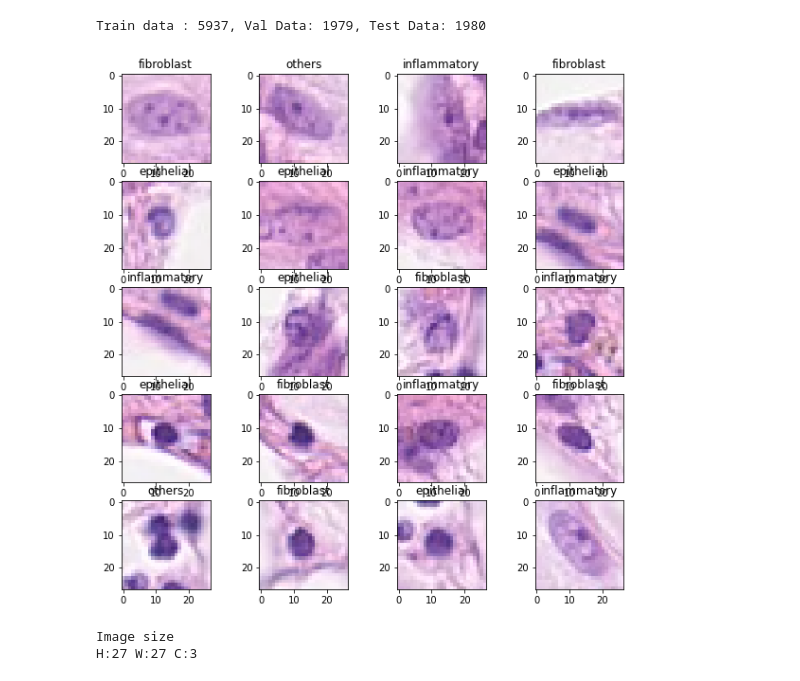
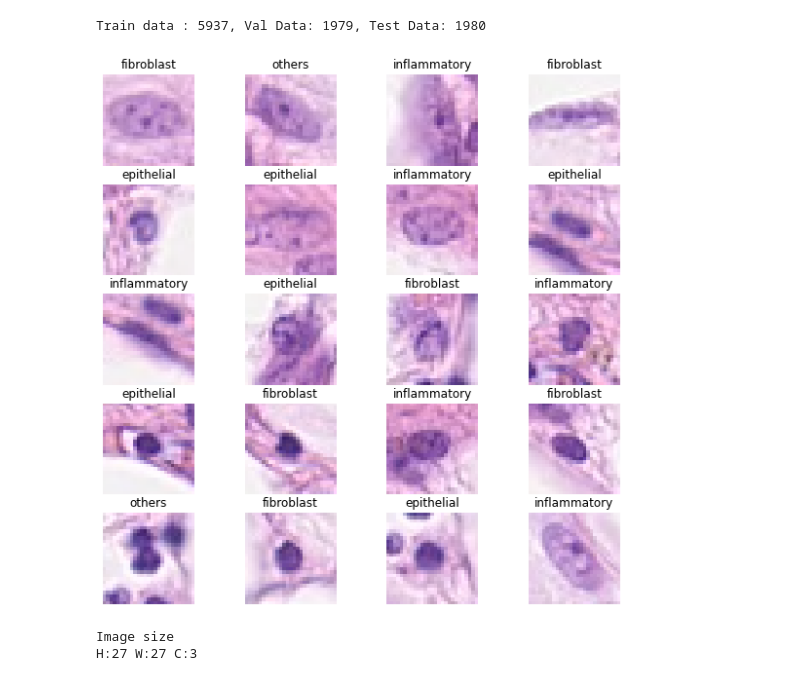
Before and after one commit to s3781183/machine_learning_A2, a Jupyter notebook: A2-AR.ipynb, the cells around one changed output. Cells and saved outputs as stored; diff of their text form; code cells hidden in the pictures.

```diff
--- a/A2-AR.ipynb
+++ b/A2-AR.ipynb
@@ -69,20 +69,21 @@ Train data : 5937, Val Data: 1979, Test Data: 1980
 # %%
 from PIL import Image
 
 label_names = {'fibroblast':0, 'inflammatory':1, 'epithelial':2, 'others':3}
 d_inv = {v: k for k, v in label_names.items()}
 
 img_list = list('./patch_images/' + data['ImageName'])
 target_list = list(target)
 fig = plt.figure(figsize = [10, 10])
 for i in np.arange(20):
     plt.subplot(5, 4, i + 1)
     img = Image.open(img_list[i])
 
     plt.imshow(img)
     plt.title(d_inv[target_list[i]])
+    plt.axis('off')
 # %% [output]
-[figure, old version]
+[figure, new version]
 # %%
 img = Image.open(img_list[100])
 img_numpy = np.ascontiguousarray(img, dtype=np.float32)
```
Also changed, not shown: parts of 9 cells of this notebook.
